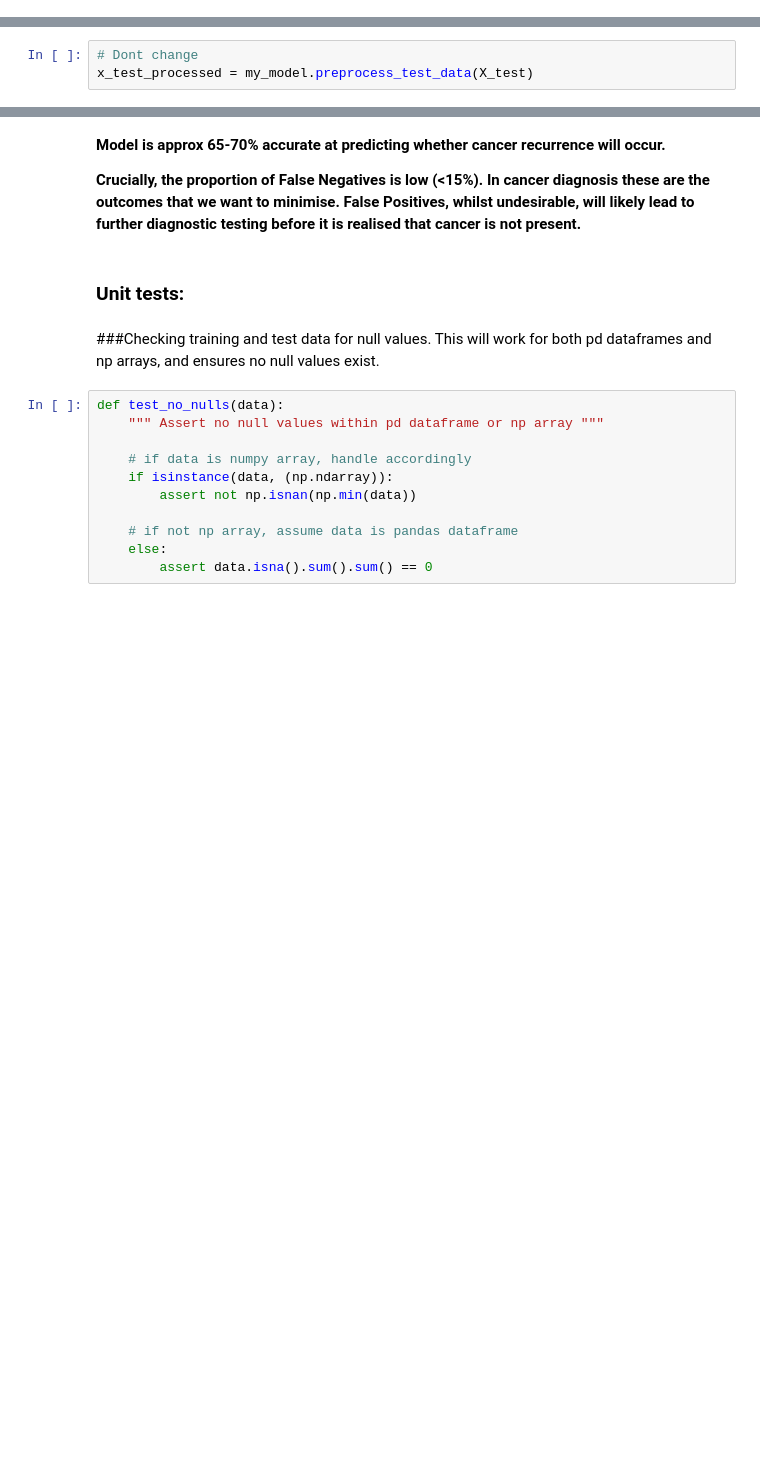
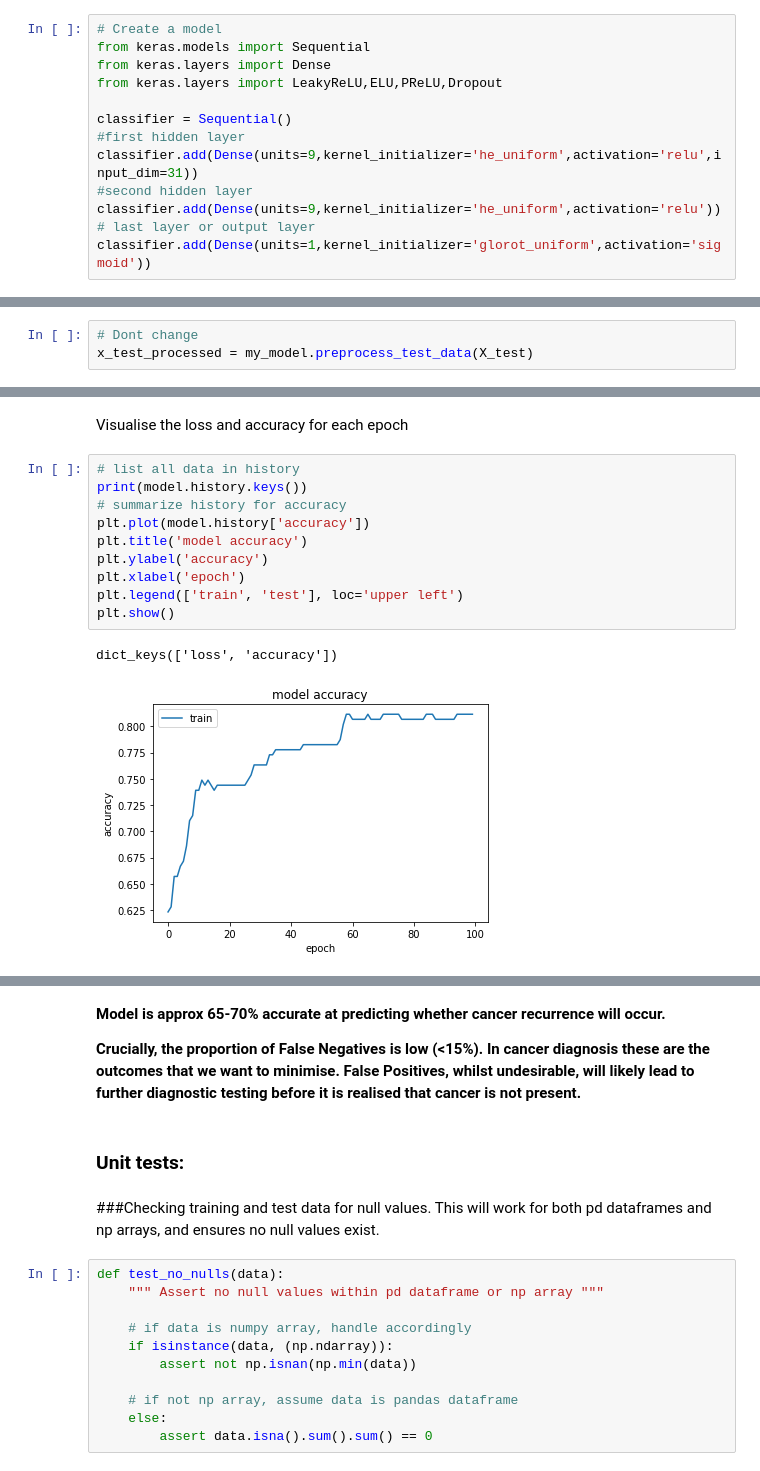
Before and after one commit to StickMonkey615/JHCSMod4, a Jupyter notebook: ANN.ipynb, the cells around one changed output, grey strips where cells are left out. Cells and saved outputs as stored; diff of their text form; blank space fills up the shorter version.

```diff
--- a/ANN.ipynb
+++ b/ANN.ipynb
@@ -274,0 +260,13 @@ x_train_processed = my_model.preprocess_training_data(X_train)
+# %%
+# Create a model
+from keras.models import Sequential
+from keras.layers import Dense
+from keras.layers import LeakyReLU,ELU,PReLU,Dropout
+
+classifier = Sequential()
+#first hidden layer
+classifier.add(Dense(units=9,kernel_initializer='he_uniform',activation='relu',input_dim=31))
+#second hidden layer
+classifier.add(Dense(units=9,kernel_initializer='he_uniform',activation='relu'))
+# last layer or output layer
+classifier.add(Dense(units=1,kernel_initializer='glorot_uniform',activation='sigmoid'))
@@ -321,0 +368,15 @@ Standard Deviation: 14.17 %
+# %% [markdown]
+Visualise the loss and accuracy for each epoch
+# %%
+# list all data in history
+print(model.history.keys())
+# summarize history for accuracy
+plt.plot(model.history['accuracy'])
+plt.title('model accuracy')
+plt.ylabel('accuracy')
+plt.xlabel('epoch')
+plt.legend(['train', 'test'], loc='upper left')
+plt.show()
+# %% [output]
+dict_keys(['loss', 'accuracy'])
+[figure, added]
```
Also changed, not shown: parts of 17 cells of this notebook.
